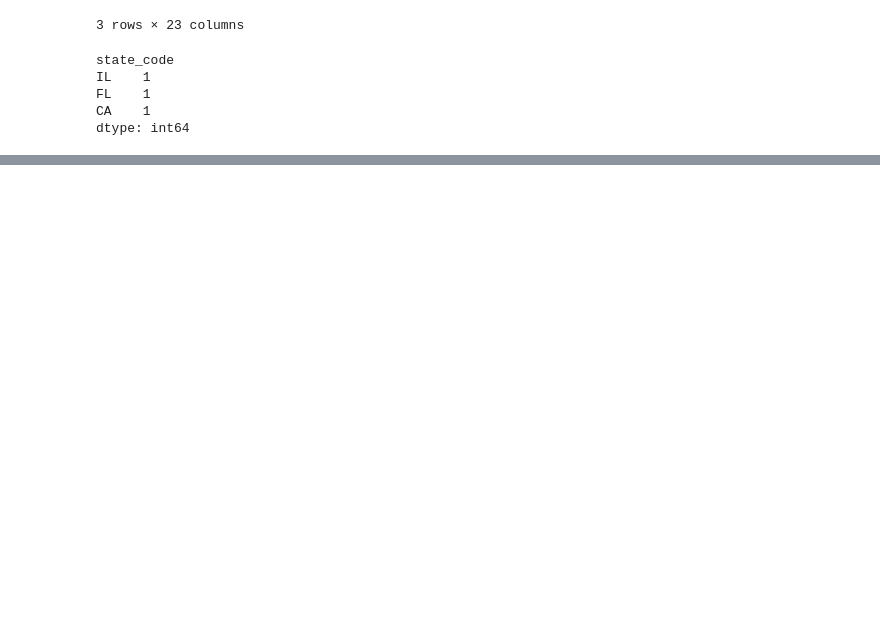
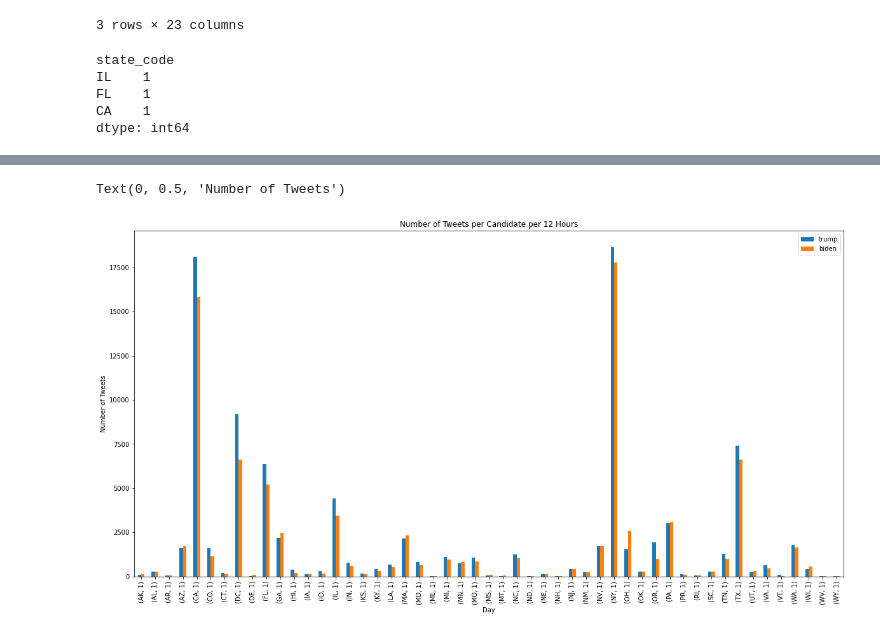
Before and after one commit to olivedisaster/Project-2, a Jupyter notebook: write_data_rs_bmw.ipynb, the cells around one changed output, grey strips where cells are left out. Cells and saved outputs as stored; diff of their text form; code cells hidden in the pictures; blank space fills up the shorter version.

```diff
--- a/write_data_rs_bmw.ipynb
+++ b/write_data_rs_bmw.ipynb
@@ -566,0 +591,3 @@ Length: 500, dtype: int64
+# %%
+trump_st_df = pd.DataFrame(trump_st_series)
+trump_st_df.head()
@@ -566,0 +602,3 @@ Length: 500, dtype: int64
+# %%
+trump_st_df.columns = ['trump']
+trump_st_df.head(3)
@@ -566,0 +611,3 @@ Length: 500, dtype: int64
+# %%
+trump_count = trump_st_df.groupby('state_code')['trump'].value_counts()
+trump_count.head(3)
@@ -566,0 +620,3 @@ Length: 500, dtype: int64
+# %%
+combined_count_df = pd.concat([trump_count, biden_count], axis=1, join="inner")
+combined_count_df.head()
@@ -567,3 +630,11 @@ Length: 500, dtype: int64
+# %%
+#Plotting bar graph to show how many tweets by day
+combined_count_df.plot(kind='bar', title='Number of Tweets per Candidate per 12 Hours', figsize=(20,10), width = 0.5)
+plt.xlabel('Day')
+plt.ylabel('Number of Tweets')
+# %% [output]
+Text(0, 0.5, 'Number of Tweets')
+[figure, added]
 # %%
 # trump_st_series.index = pd.to_datetime(trump_st_series.index)
 # trump_df = trump_st_series.resample('D').value_counts()
```
Also changed, not shown: parts of 23 cells of this notebook, 1 other file.
